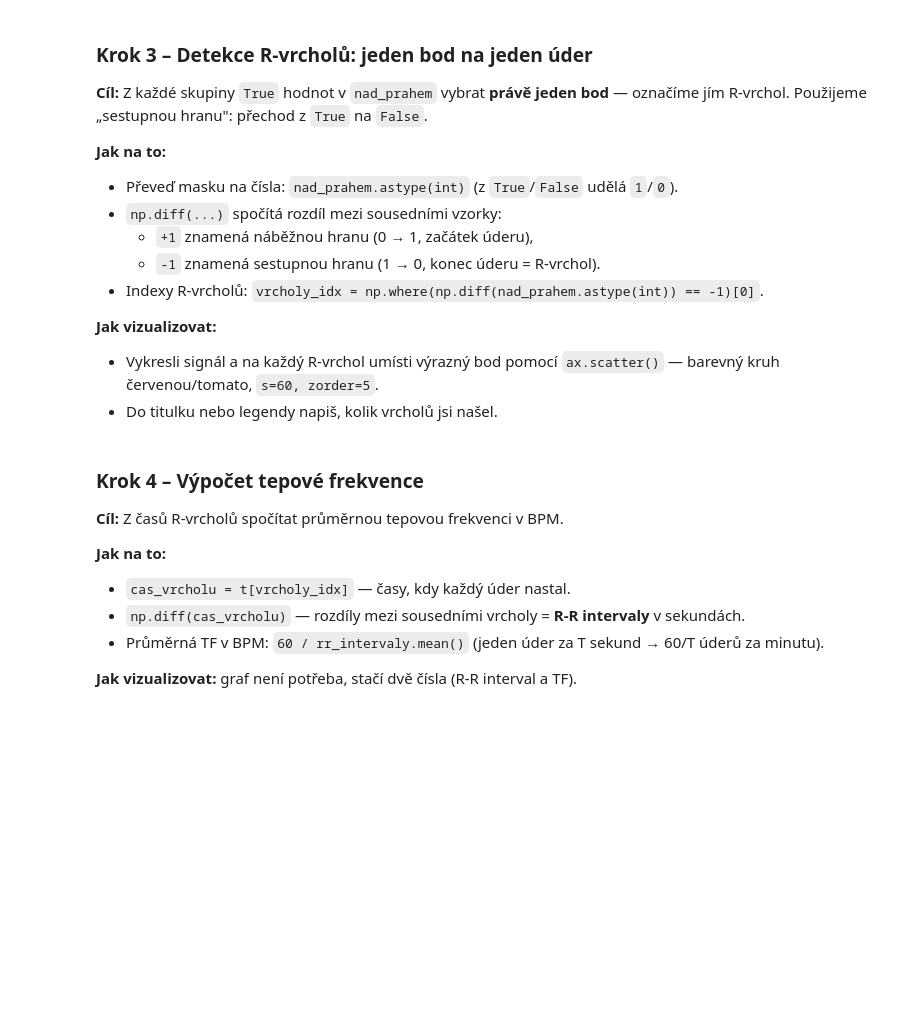
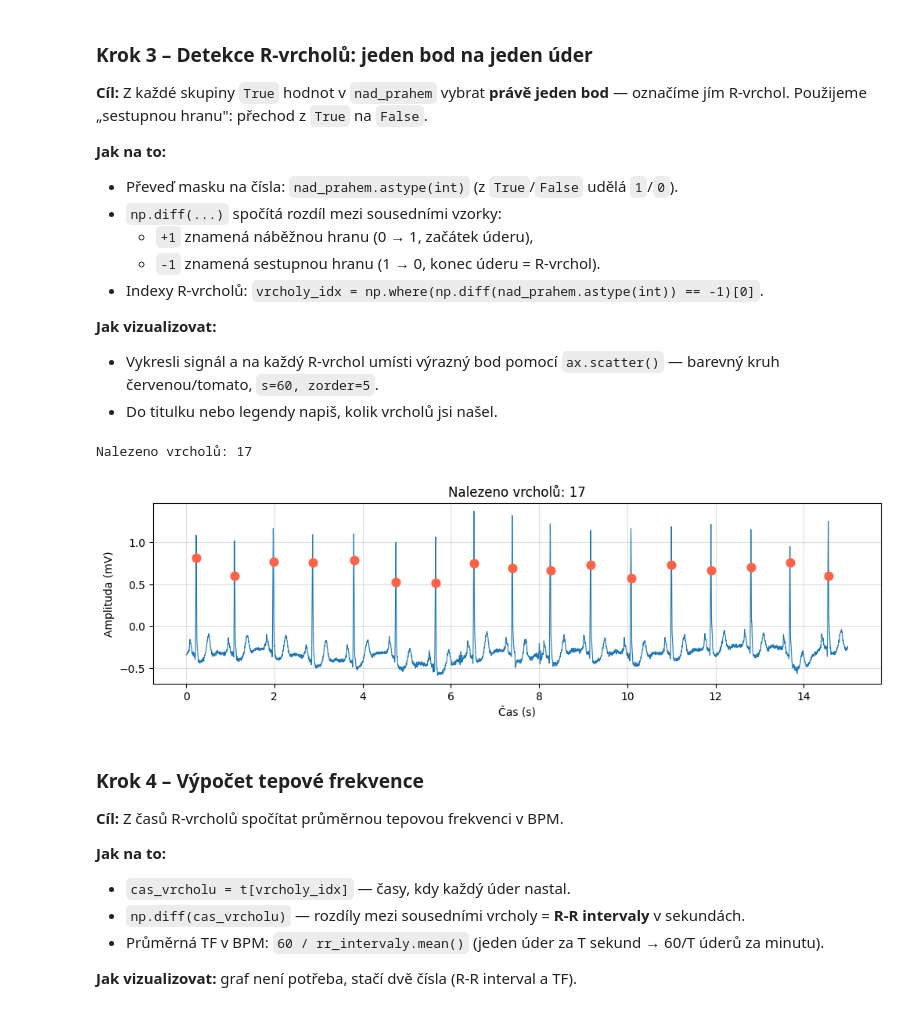
Before and after one commit to Hruskan/prg-exercise-12, a Jupyter notebook: cviceni_12_ekg.ipynb, the cells around one changed output. Saved outputs shown, nothing was run; the diff lists cells and outputs as text; code cells hidden in the pictures; blank space fills up the shorter version.

```diff
--- a/cviceni_12_ekg.ipynb
+++ b/cviceni_12_ekg.ipynb
@@ -151,11 +151,22 @@ Použijeme „sestupnou hranu": přechod z `True` na `False`.
 - Do titulku nebo legendy napiš, kolik vrcholů jsi našel.
 # %%
 # 1) Detekce R-vrcholů: sestupná hrana (np.diff == -1) v binárním signálu nad_prahem
-vrcholy_idx = ...
+vrcholy_idx = np.where(np.diff(nad_prahem.astype(int)) == -1)[0]
 
 print(f"Nalezeno vrcholů: {len(vrcholy_idx)}")
 
 # 2) Vykresli signál + značky (scatter) na pozicích t[vrcholy_idx], ekg[vrcholy_idx]
+fig, ax = plt.subplots(figsize=(12, 3))
+ax.plot(t, ekg, linewidth=0.8)
+ax.scatter(t[vrcholy_idx], ekg[vrcholy_idx], color='tomato', s=60, zorder=5)
+ax.set_title(f"Nalezeno vrcholů: {len(vrcholy_idx)}")
+ax.set_xlabel("Čas (s)")
+ax.set_ylabel("Amplituda (mV)")
+ax.grid(True, alpha=0.4)
+plt.show()
+# %% [output]
+Nalezeno vrcholů: 17
+[figure, added]
 # %% [markdown]
 ### Krok 4 – Výpočet tepové frekvence
 
```
Also changed, not shown: parts of 5 cells of this notebook.
